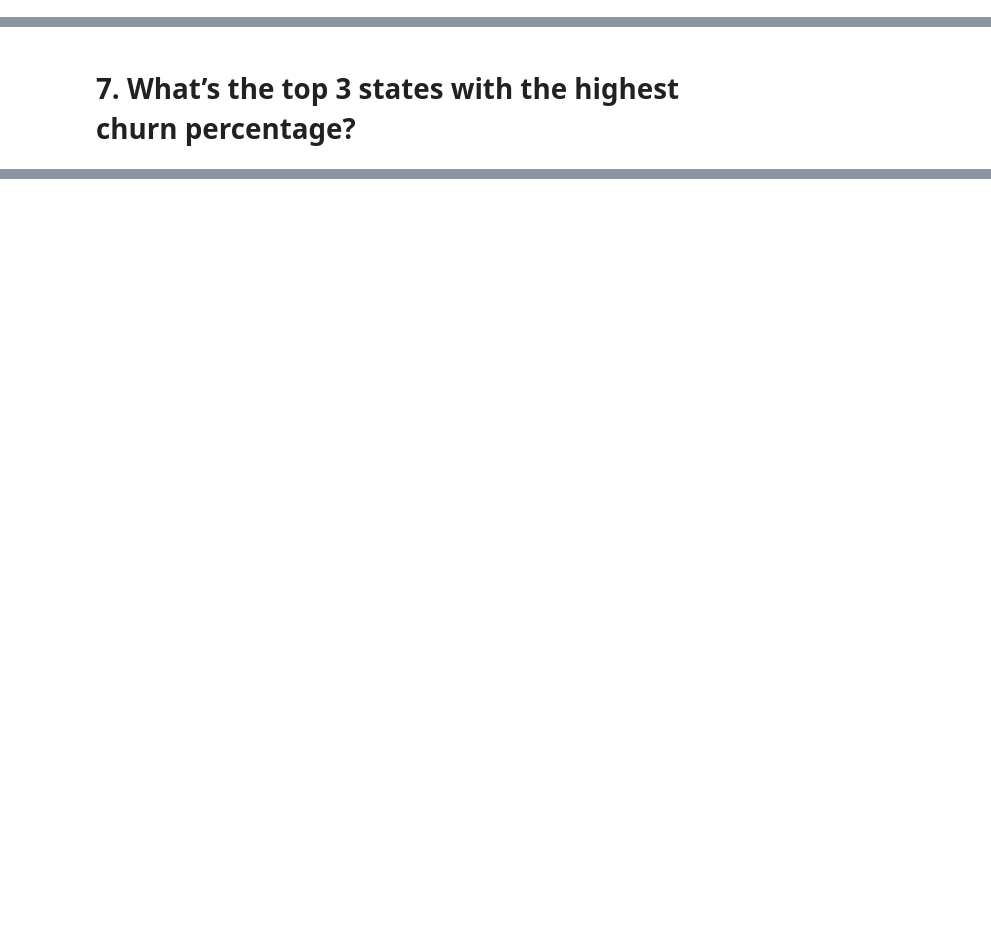
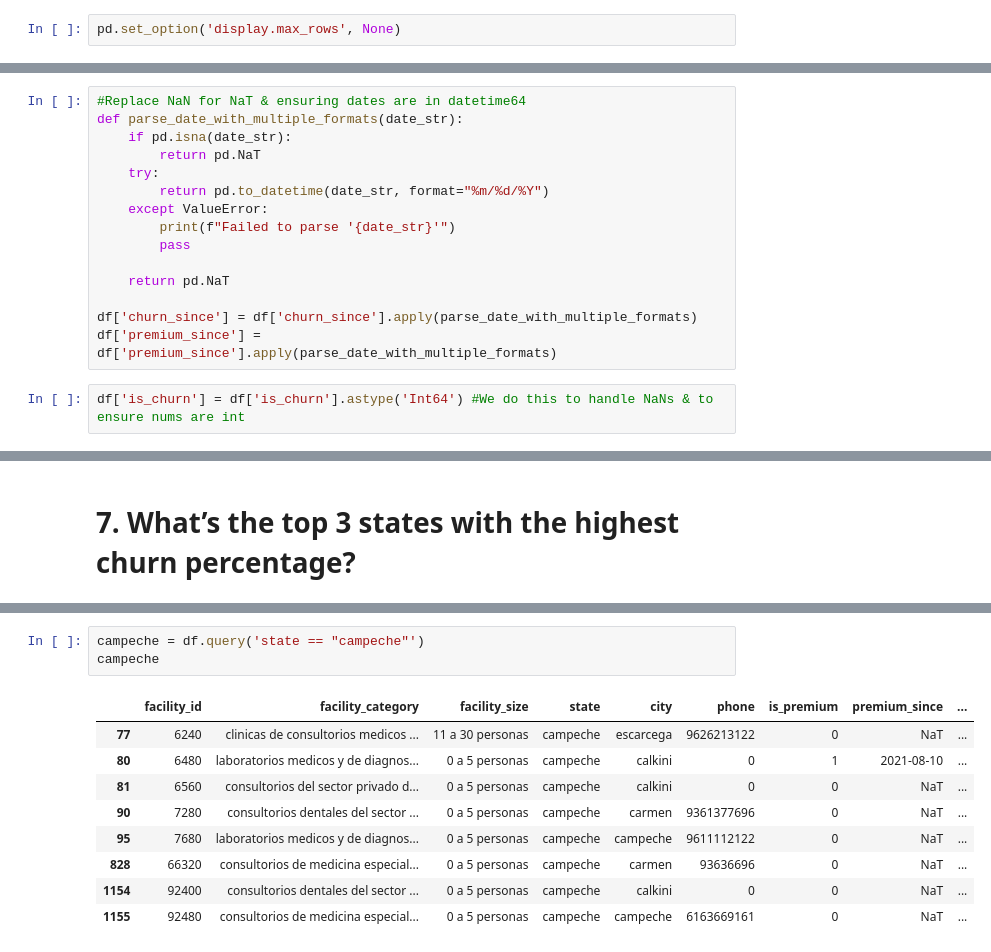
Before and after one commit to 0JCRG0/DataAnalysisHub, a Jupyter notebook: DoctoraliaTest.ipynb, the cells around one changed output, grey strips where cells are left out. Cells and saved outputs as stored; diff of their text form; blank space fills up the shorter version.

```diff
--- a/DoctoraliaTest.ipynb
+++ b/DoctoraliaTest.ipynb
@@ -39,0 +72,2 @@ df = df.map(lambda x: x.strip() if isinstance(x, str) else x)
+# %%
+pd.set_option('display.max_rows', None)
@@ -60,0 +115,17 @@ Unique Is_premium:
+# %%
+#Replace NaN for NaT & ensuring dates are in datetime64
+def parse_date_with_multiple_formats(date_str):
+    if pd.isna(date_str):
+        return pd.NaT
+    try:
+        return pd.to_datetime(date_str, format="%m/%d/%Y")
+    except ValueError:
+        print(f"Failed to parse '{date_str}'")
+        pass
+
+    return pd.NaT
+
+df['churn_since'] = df['churn_since'].apply(parse_date_with_multiple_formats)
+df['premium_since'] = df['premium_since'].apply(parse_date_with_multiple_formats)
+# %%
+df['is_churn'] = df['is_churn'].astype('Int64') #We do this to handle NaNs & to ensure nums are int
@@ -156,0 +290,13 @@ dtype: int64
+# %%
+campeche = df.query('state == "campeche"')
+campeche
+# %% [output]
+|  | facility_id | facility_category | facility_size | state | city | phone | is_premium | premium_since | ... |
+| 77 | 6240 | clinicas de consultorios medicos ... | 11 a 30 personas | campeche | escarcega | 9626213122 | 0 | NaT | ... |
+| 80 | 6480 | laboratorios medicos y de diagnos... | 0 a 5 personas | campeche | calkini | 0 | 1 | 2021-08-10 | ... |
+| 81 | 6560 | consultorios del sector privado d... | 0 a 5 personas | campeche | calkini | 0 | 0 | NaT | ... |
+| 90 | 7280 | consultorios dentales del sector ... | 0 a 5 personas | campeche | carmen | 9361377696 | 0 | NaT | ... |
+| 95 | 7680 | laboratorios medicos y de diagnos... | 0 a 5 personas | campeche | campeche | 9611112122 | 0 | NaT | ... |
+| 828 | 66320 | consultorios de medicina especial... | 0 a 5 personas | campeche | carmen | 93636696 | 0 | NaT | ... |
+| 1154 | 92400 | consultorios dentales del sector ... | 0 a 5 personas | campeche | calkini | 0 | 0 | NaT | ... |
+| 1155 | 92480 | consultorios de medicina especial... | 0 a 5 personas | campeche | campeche | 6163669161 | 0 | NaT | ... |
```
Also changed, not shown: parts of 40 cells of this notebook.
